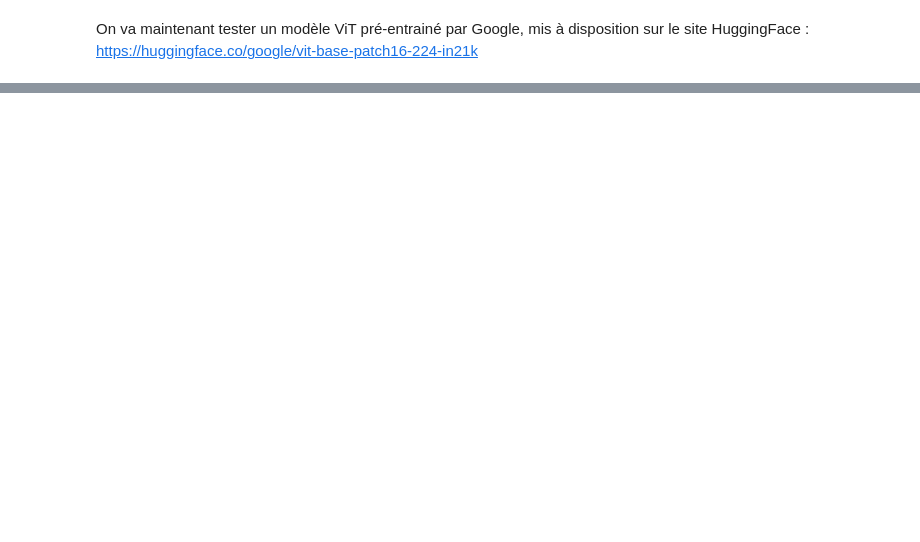
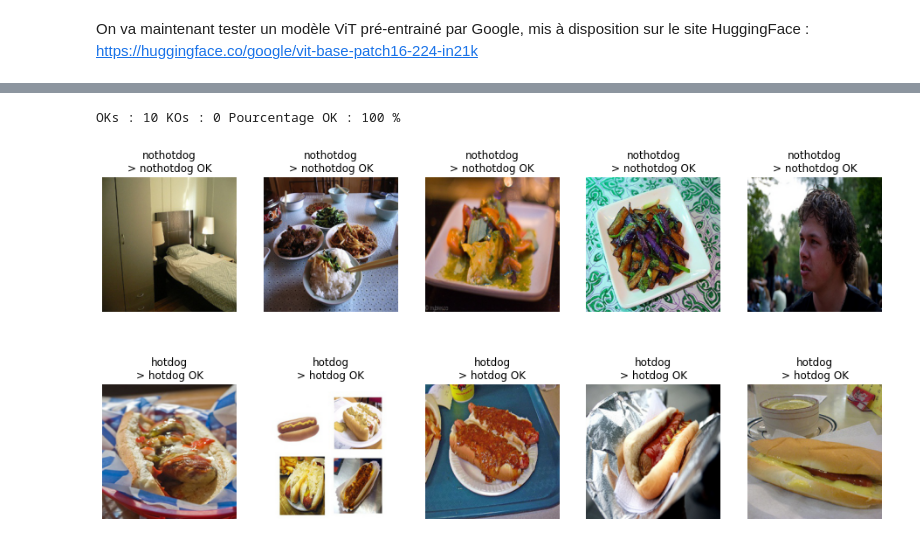
Before and after one commit to JulienGremillot/codelab_machine_learning, a Jupyter notebook: Codelab_Classification_d'images_4.ipynb, the cells around one changed output, grey strips where cells are left out. Cells and saved outputs as stored; diff of their text form; code cells hidden in the pictures; blank space fills up the shorter version.

```diff
--- a/Codelab_Classification_d'images_4.ipynb
+++ b/Codelab_Classification_d'images_4.ipynb
@@ -275,46 +252,37 @@ Predicted class: hotdog
 # %%
 import numpy as np
 
-def get_prediction(img):
-  img_array = tf.keras.preprocessing.image.img_to_array(img)
-  # print(img_array.shape)
-  img_batch = np.expand_dims(img_array, axis=0)  # batch d'1 seule image
-  # print(img_batch.shape)
-  prediction = model.predict(img_batch)
-  # print(prediction)  # vecteur des probabilités par classe
-  top_indice = prediction[0].argsort()[-1:][0]
-  result = class_names[top_indice]
-  return(result)
-
-def test_model(model):
-  test_dir = os.path.join(dataset_dir, 'test')
-  plt.figure(figsize=(16, 8))
-  i = 1
-  j = 0
-  oks = 0
-  kos = 0
-  for sub_dir in os.listdir(test_dir):
-      hotdog_images = os.listdir(os.path.join(test_dir, sub_dir))
-      for hotdog_image in hotdog_images:
-          if i <= 5:
-              img_path = os.path.join(test_dir, sub_dir, hotdog_image)
-              img = Image.open(img_path)
-              img_resized = img.resize((width, height))
-              plt.subplot(2, 5, i + j * 5)
-              plt.axis('off')
-              prediction = get_prediction(img_resized)
-              title = sub_dir + '\n> ' + prediction
-              if sub_dir == prediction:
-                title += " OK"
-                oks += 1
-              else:
-                title += " KO"
-                kos += 1
-              plt.title(title)
-              plt.imshow(img_resized)
-              i += 1
-      i = 1
-      j += 1
-  plt.show()
-  print("\nOKs :", oks, "KOs :", kos,
-        "Pourcentage OK :", round(oks * 100 / (oks + kos)), "%")
+test_dir = os.path.join(dataset_dir, 'test')
+plt.figure(figsize=(16, 8))
+i = 1
+j = 0
+oks = 0
+kos = 0
+for sub_dir in os.listdir(test_dir):
+    hotdog_images = os.listdir(os.path.join(test_dir, sub_dir))
+    for hotdog_image in hotdog_images:
+        if i <= 5:
+            img_path = os.path.join(test_dir, sub_dir, hotdog_image)
+            img = Image.open(img_path)
+            img_resized = img.resize((width, height))
+            plt.subplot(2, 5, i + j * 5)
+            plt.axis('off')
+            prediction = classifier.predict(img_path=img_path)
+            title = sub_dir + '\n> ' + prediction
+            if sub_dir == prediction:
+              title += " OK"
+              oks += 1
+            else:
+              title += " KO"
+              kos += 1
+            plt.title(title)
+            plt.imshow(img_resized)
+            i += 1
+    i = 1
+    j += 1
+plt.show()
+print("\nOKs :", oks, "KOs :", kos,
+      "Pourcentage OK :", round(oks * 100 / (oks + kos)), "%")
+# %% [output]
+OKs : 10 KOs : 0 Pourcentage OK : 100 %
+[figure, added]
```
Also changed, not shown: parts of 8 cells of this notebook.
